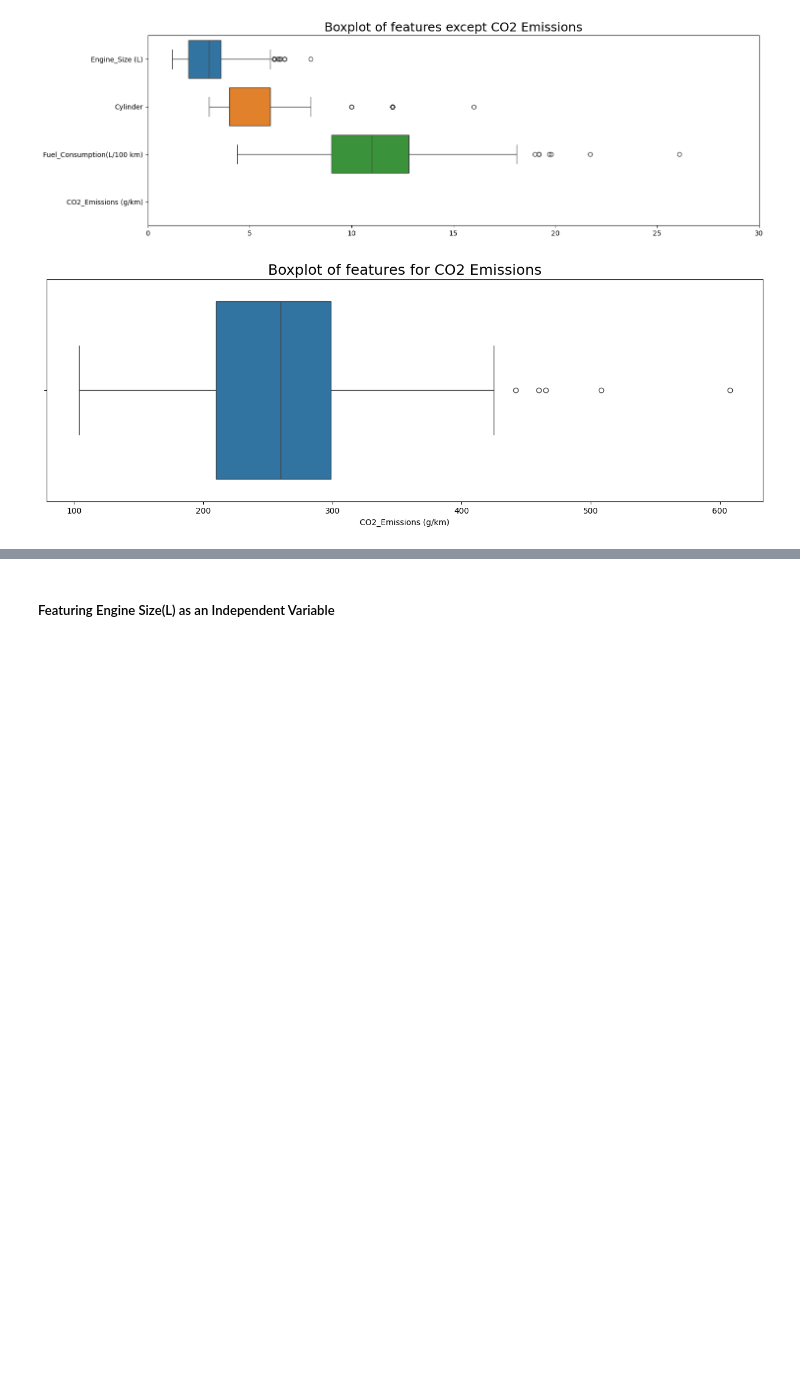
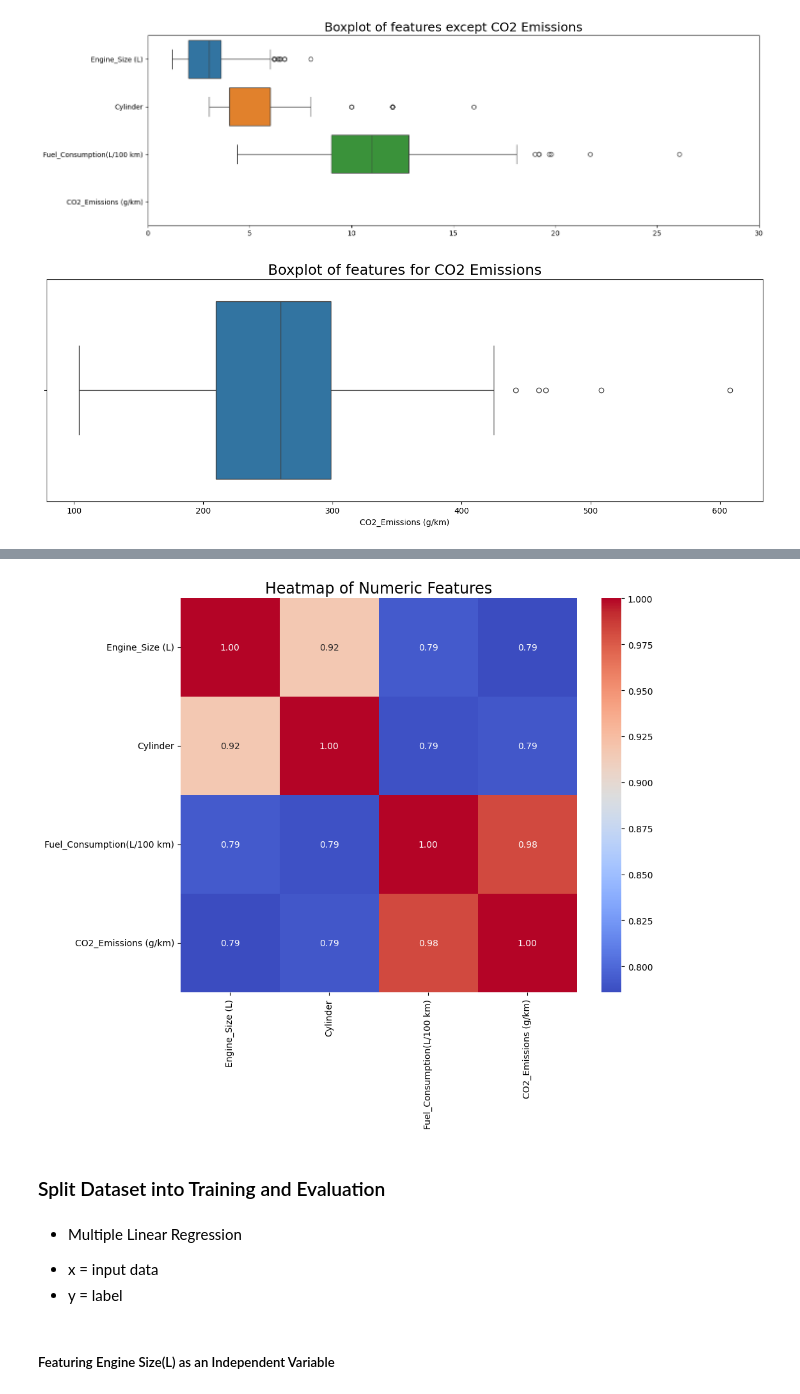
Before and after one commit to Tiga257/Azubi_2, a Jupyter notebook: Week2_ML.ipynb, the cells around one changed output, grey strips where cells are left out. Saved outputs shown, nothing was run; the diff lists cells and outputs as text; code cells hidden in the pictures; blank space fills up the shorter version.

```diff
--- a/Week2_ML.ipynb
+++ b/Week2_ML.ipynb
@@ -173,0 +176,3 @@ plt.show()
+# %%
+correlation=selected_columns.corr()
+correlation
@@ -173,0 +185,14 @@ plt.show()
+# %%
+# Plotting correlation graph
+plt.figure(figsize=(10,8))
+sns.heatmap(correlation, annot=True, fmt='.2f', cmap='coolwarm')
+plt.title('Heatmap of Numeric Features', fontsize=17)
+plt.show()
+# %% [output]
+[figure, added]
+# %% [markdown]
+### Split Dataset into Training and Evaluation
+# %% [markdown]
+- Multiple Linear Regression
+* x = input data
+* y = label
```
Also changed, not shown: parts of 12 cells of this notebook.
